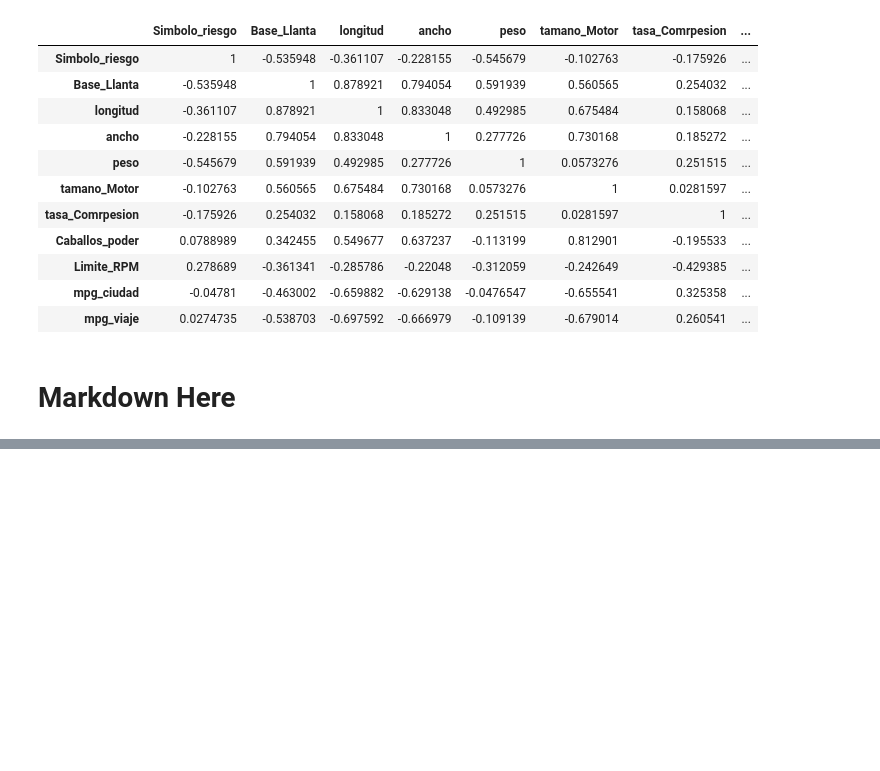
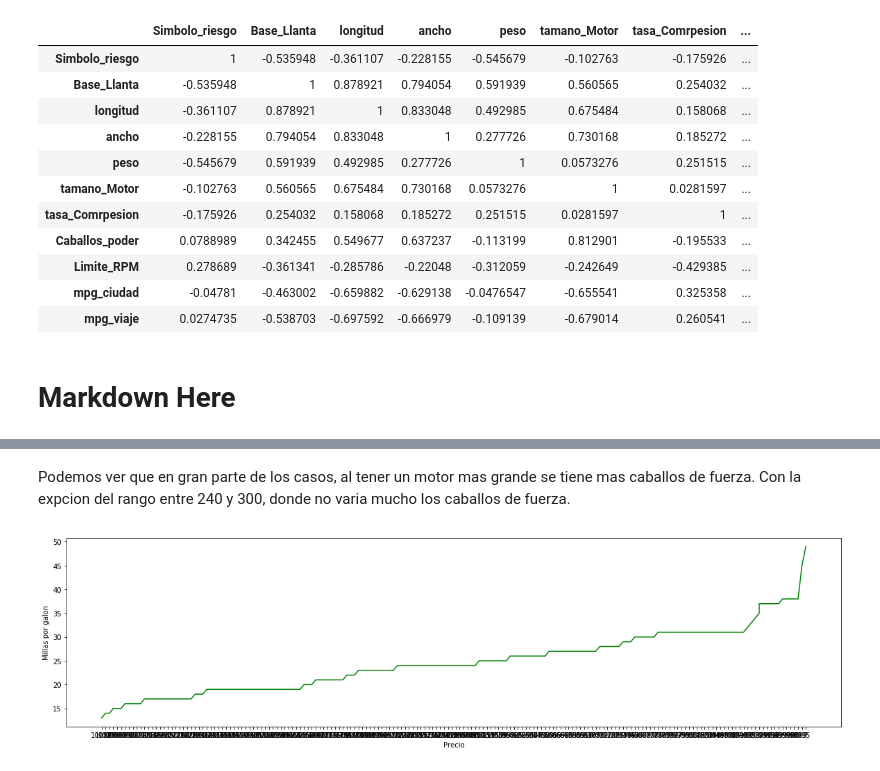
Before and after one commit to Manolomon/automobile-analysis, a Jupyter notebook: analysis.ipynb, the cells around one changed output, grey strips where cells are left out. Saved outputs shown, nothing was run; the diff lists cells and outputs as text; code cells hidden in the pictures; blank space fills up the shorter version.

```diff
--- a/analysis.ipynb
+++ b/analysis.ipynb
@@ -144,0 +123,13 @@ array([5000, 5500, 5800, 4250, 5400, 4800, 6000, 4750, 4200, 4350, 4500,
+# %% [markdown]
+Podemos ver que en gran parte de los casos, al tener un motor mas grande se tiene mas caballos de fuerza. Con la expcion del rango entre 240 y 300, donde no varia mucho los caballos de fuerza.
+# %%
+precios = df.sort_values(by=['precio'])
+precios = precios['precio']
+mpgC = df.sort_values(by=['mpg_ciudad'])
+mpgC = mpgC['mpg_ciudad']
+fig, ax1 = plt.subplots(figsize=(20,5))
+ax1.plot(precios,mpgC,color='green')
+ax1.set(xlabel='Precio',ylabel='Millas por galon')
+plt.show()
+# %% [output]
+[figure, added]
```
Also changed, not shown: parts of 16 cells of this notebook.
